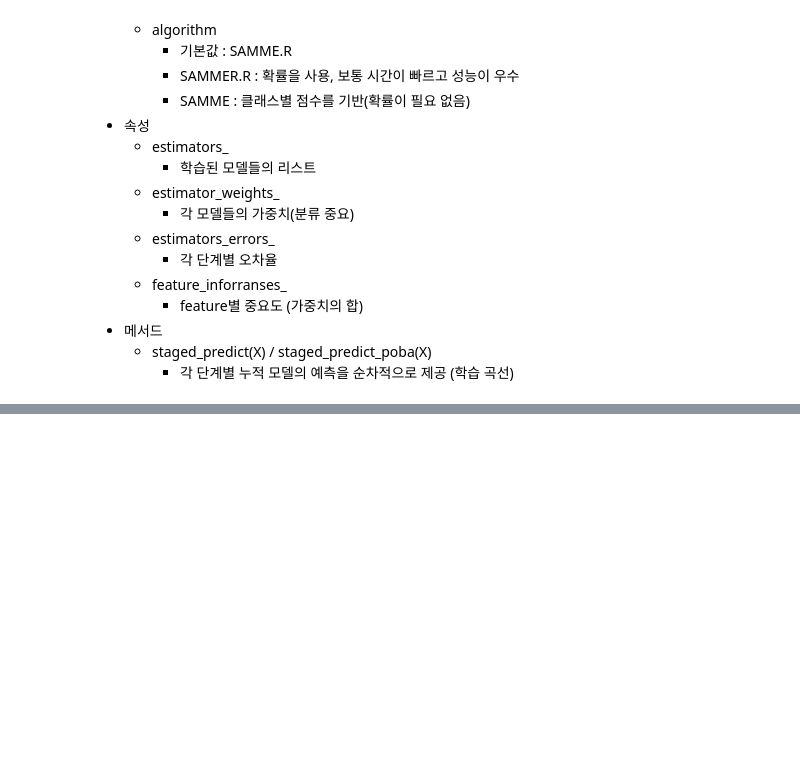
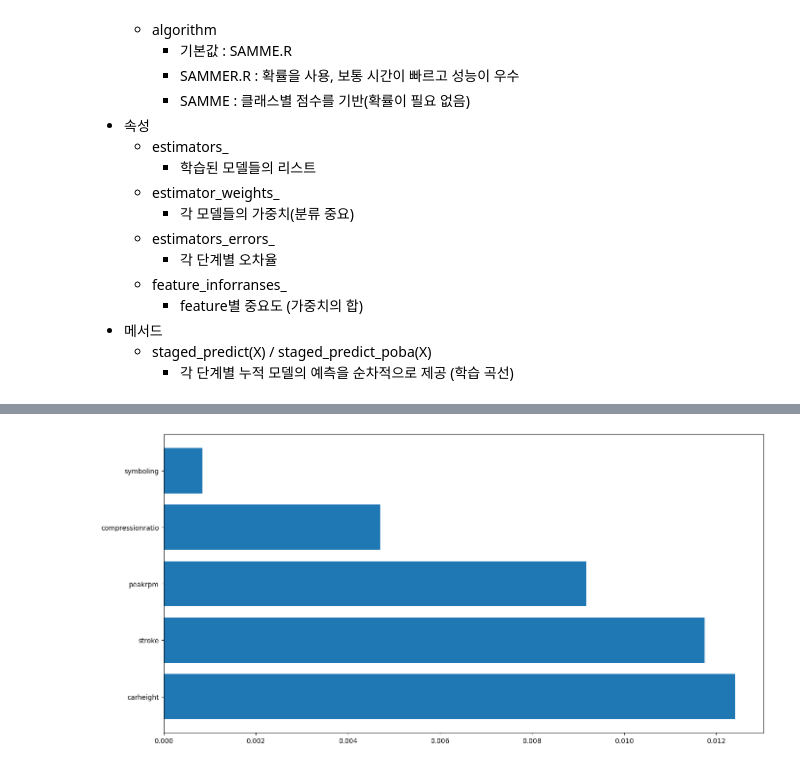
Before and after one commit to SeoYun-Y/study, a Jupyter notebook: multicampus_practice/20260514/01_부스팅.ipynb, the cells around one changed output, grey strips where cells are left out. Drawn from its saved outputs; the diff is of its cells as text; code cells hidden in the pictures; blank space fills up the shorter version.

```diff
--- a/multicampus_practice/20260514/01_부스팅.ipynb
+++ b/multicampus_practice/20260514/01_부스팅.ipynb
@@ -73,0 +396,17 @@
+# %%
+importance = reg2.feature_importances_
+cols = x.columns
+
+importance_df = pd.DataFrame(
+    zip(cols, importance),
+    columns = ['feature_name','importance']
+)
+importance_df.sort_values('importance',ascending=False, inplace=True)
+# %%
+plt.figure(figsize = (16,8))
+
+plt.barh(importance_df['feature_name'].tail(), importance_df['importance'].tail())
+
+plt.show()
+# %% [output]
+[figure, added]
```
Also changed, not shown: parts of 39 cells of this notebook, 1 other file.
